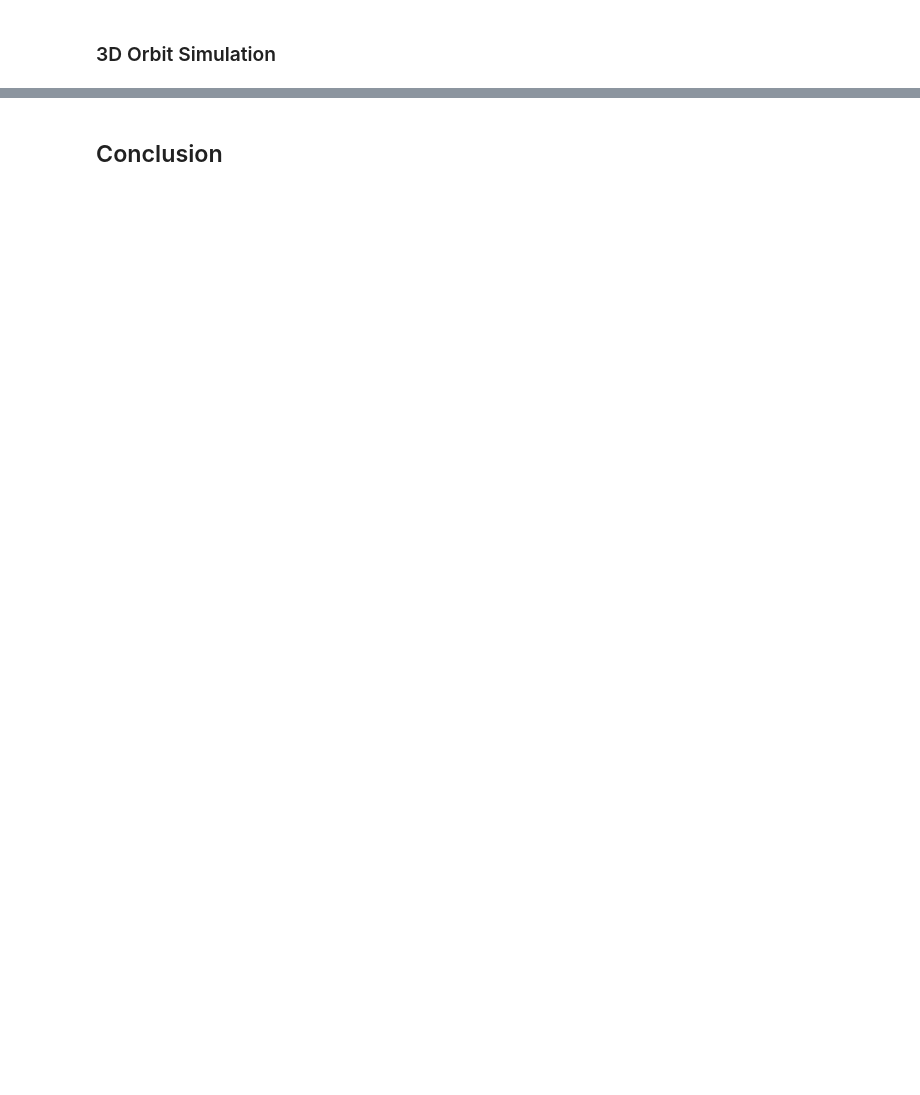
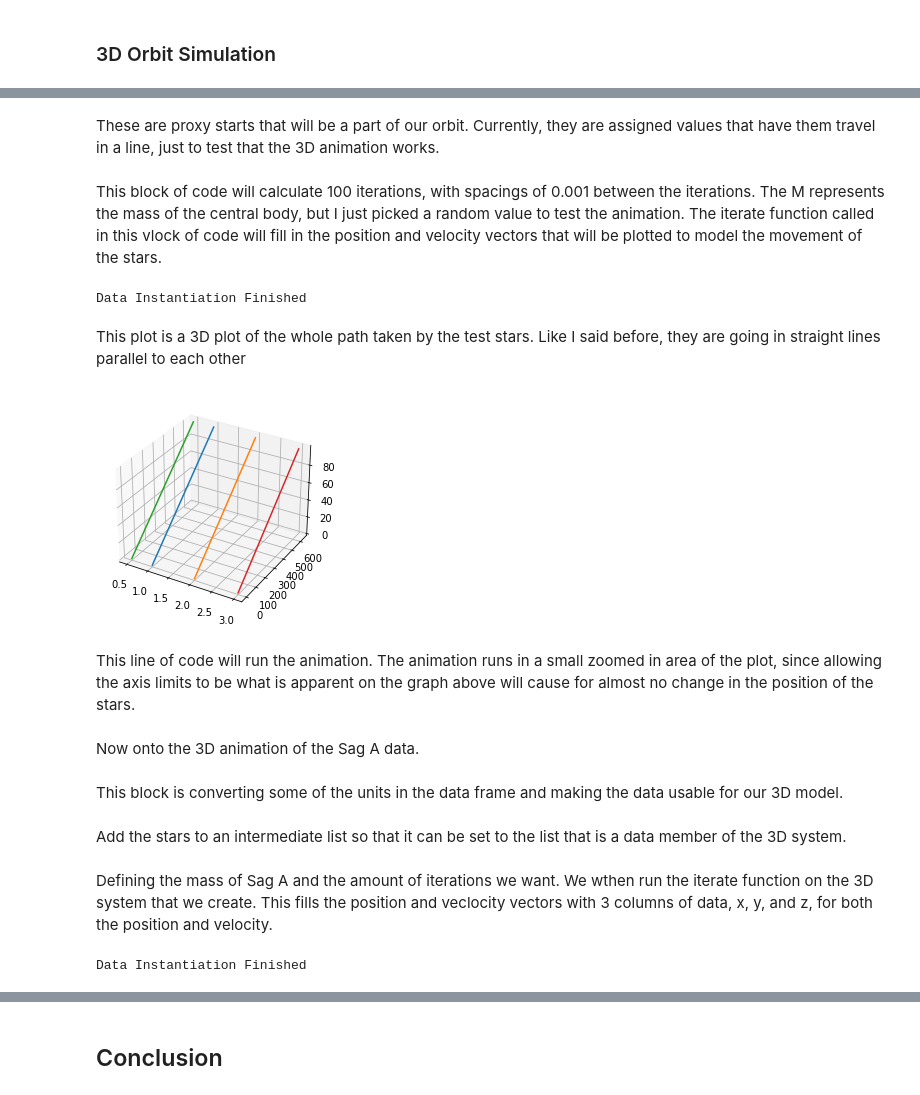
Before and after one commit to tairaeli/cmse202_honors_project, a Jupyter notebook: Writeup/writeup.ipynb, the cells around one changed output, grey strips where cells are left out. Saved outputs shown, nothing was run; the diff lists cells and outputs as text; code cells hidden in the pictures; blank space fills up the shorter version.

Commit message:
3D animation part of the write up

```diff
--- a/Writeup/writeup.ipynb
+++ b/Writeup/writeup.ipynb
@@ -152,0 +170,36 @@ KeyboardInterrupt:
+# %% [markdown]
+These are proxy starts that will be a part of our orbit. Currently, they are assigned values that have them travel in a line, just to test that the 3D animation works.
+# %%
+# creating the star objects
+
+st1 = star([1.0,0,0],[0.0,2*np.pi,1])
+
+st2 = star([2.0,0.0,0],[0.0,2*np.pi,1])
+
+st3 = star([0.5,0.0,0],[0.0,2*np.pi,1])
+
+st4 = star([3.0,0.0,0],[0.0,2*np.pi,1])
+
+st_list = [st1,st2,st3,st4]
+# %% [markdown]
+This block of code will calculate 100 iterations, with spacings of 0.001 between the iterations. The M represents the mass of the central body, but I just picked a random value to test the animation. The iterate function called in this vlock of code will fill in the position and velocity vectors that will be plotted to model the movement of the stars.
+# %%
+tf = 100
+dt = 0.001
+M = 100
+
+test_system = system3d(st_list, M)
+
+test_system.iterate(tf,dt)
+# %% [output]
+Data Instantiation Finished
+# %% [markdown]
+This plot is a 3D plot of the whole path taken by the test stars. Like I said before, they are going in straight lines parallel to each other
+# %%
+ax = plt.axes(projection='3d')
+for i in range(len(st_list)):
+    ax.plot(st_list[i].r[:,0],st_list[i].r[:,1],st_list[i].r[:,2])
+# %% [output]
+[figure, added]
+# %% [markdown]
+This line of code will run the animation. The animation runs in a small zoomed in area of the plot, since allowing the axis limits to be what is apparent on the graph above will cause for almost no change in the position of the stars.
@@ -152,0 +209,4 @@ KeyboardInterrupt:
+# %% [markdown]
+Now onto the 3D animation of the Sag A data.
+# %% [markdown]
+This block is converting some of the units in the data frame and making the data usable for our 3D model.
@@ -152,0 +220,2 @@ KeyboardInterrupt:
+# %% [markdown]
+Add the stars to an intermediate list so that it can be set to the list that is a data member of the 3D system.
@@ -152,0 +229,12 @@ KeyboardInterrupt:
+# %% [markdown]
+Defining the mass of Sag A and the amount of iterations we want. We wthen run the iterate function on the 3D system that we create. This fills the position and veclocity vectors with 3 columns of data, x, y, and z, for both the position and velocity.
+# %%
+M = 2e30*4e6 # mass of Sag A
+tf = 365*24*3600*400 # running for 400 years (in seconds)
+dt = 365*24*3600/100 # Iterating 100 times per year
+
+system_3D = system3d(st_list,M)
+
+system_3D.iterate(tf,dt)
+# %% [output]
+Data Instantiation Finished
```
Also changed, not shown: parts of 15 cells of this notebook, 5 other files.
